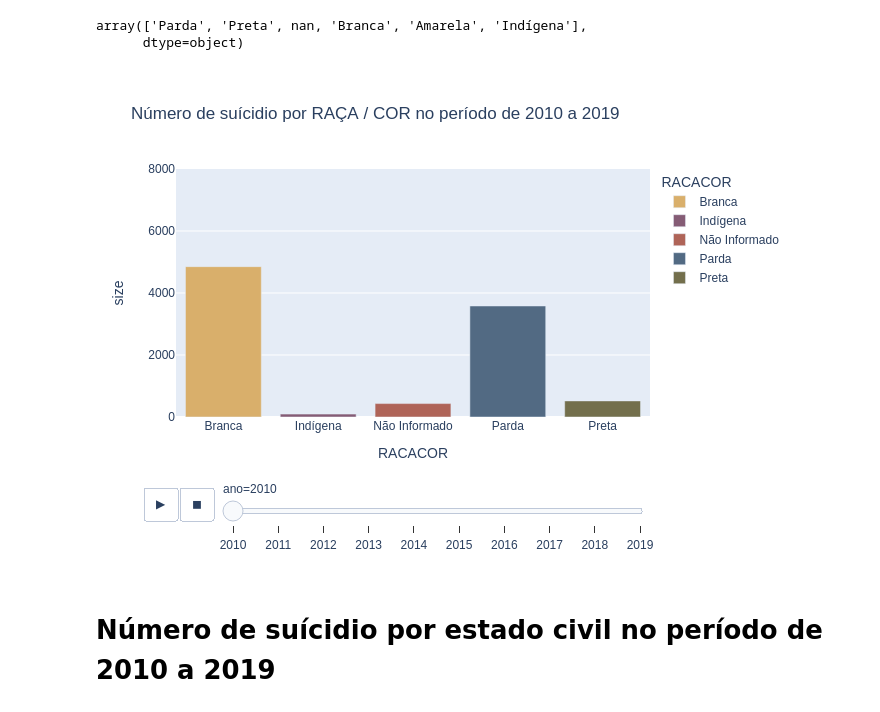
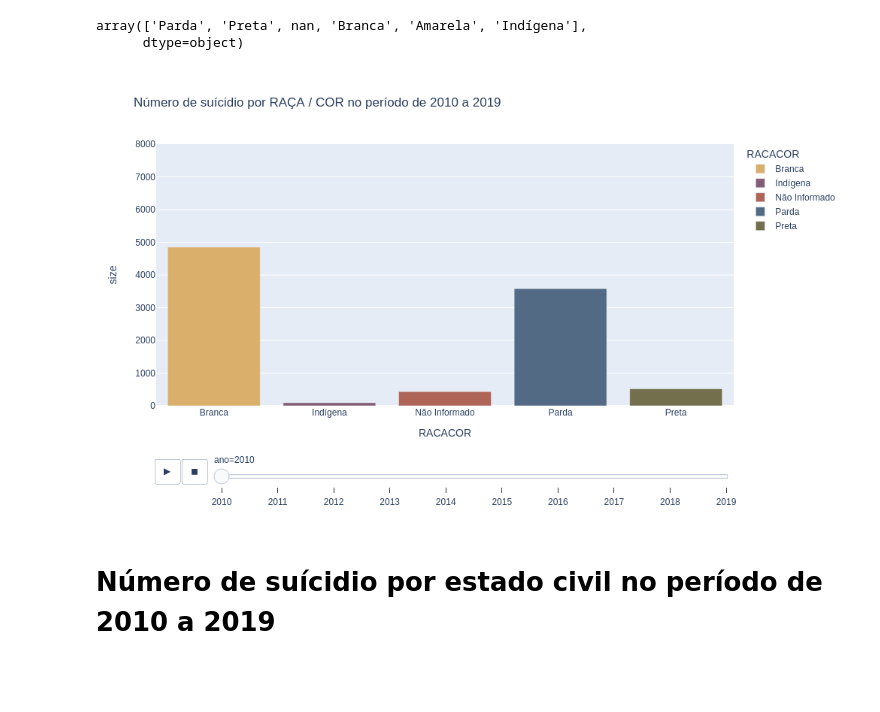
Before and after one commit to escobar-felipe/Projetos, a Jupyter notebook: Suicidio_brasil/Suicide_brazil.ipynb, the cells around one changed output. Cells and saved outputs as stored; diff of their text form; code cells hidden in the pictures; blank space fills up the shorter version.

```diff
--- a/Suicidio_brasil/Suicide_brazil.ipynb
+++ b/Suicidio_brasil/Suicide_brazil.ipynb
@@ -286,14 +300,16 @@ df_raca.columns = ['ano','RACACOR', 'size']
 # %%
 fig = px.bar(df_raca, x="RACACOR", y="size",
              color="RACACOR",
              animation_frame="ano",
              animation_group="RACACOR",
              title='Número de suícidio por RAÇA / COR no período de 2010 a 2019',
              range_y=[0,8000],
-            color_discrete_map={'Parda':'rgb(82, 106, 131)' ,'Preta':'rgb(115, 111, 76)' ,'Não Informado':'rgb(175, 100, 88)', 'Branca':'rgb(217, 175, 107)','Indígena':'rgb(133, 92, 117)'})
+            color_discrete_map={'Parda':'rgb(82, 106, 131)' ,'Preta':'rgb(115, 111, 76)' ,'Não Informado':'rgb(175, 100, 88)', 'Branca':'rgb(217, 175, 107)','Indígena':'rgb(133, 92, 117)'},
+            height=600,
+             width=1000,)
 fig.show("png")
 # %% [output]
-[figure, old version]
+[figure, new version]
 # %% [markdown]
 # Número de suícidio por estado civil no período de 2010 a 2019
 # %%
```
Also changed, not shown: parts of 7 cells of this notebook, 1 other file.
